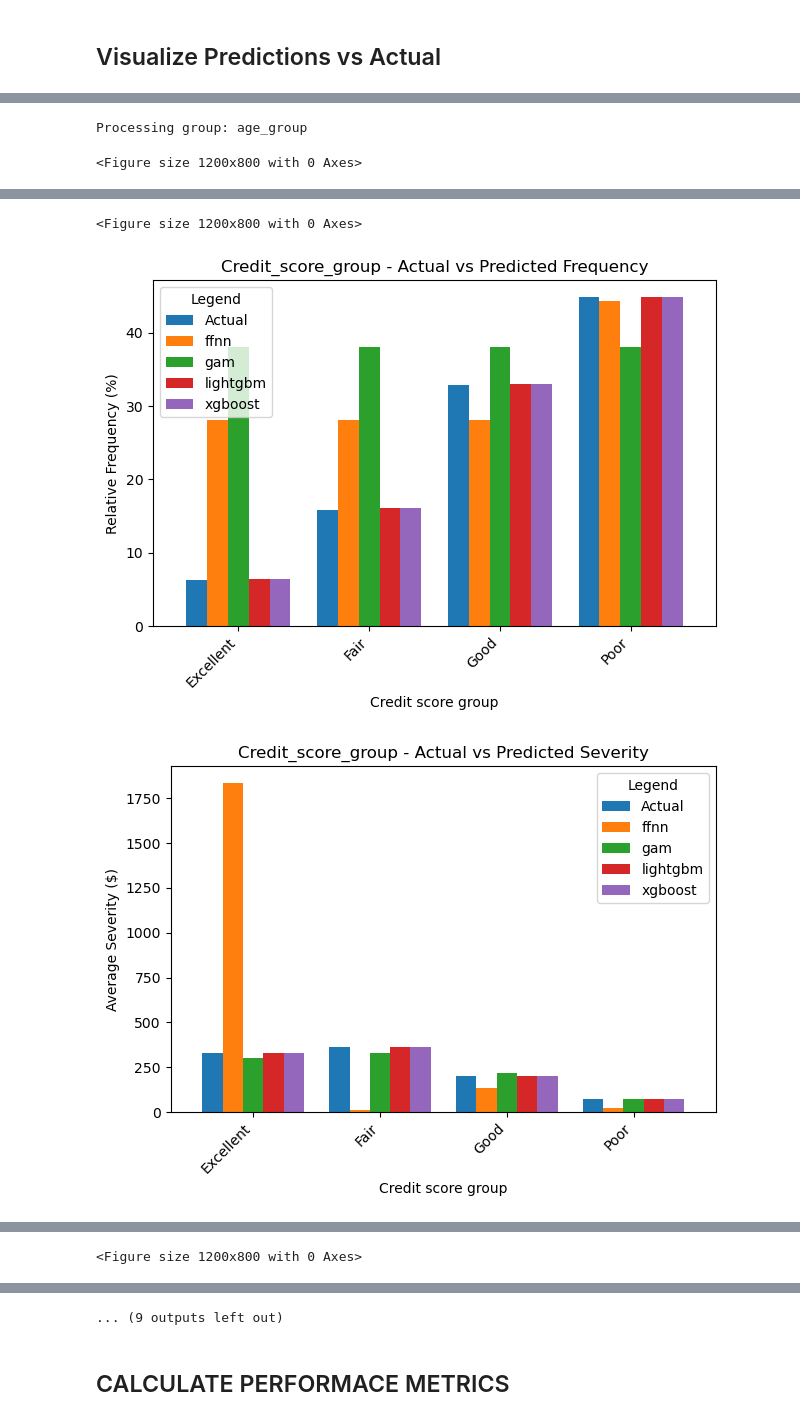
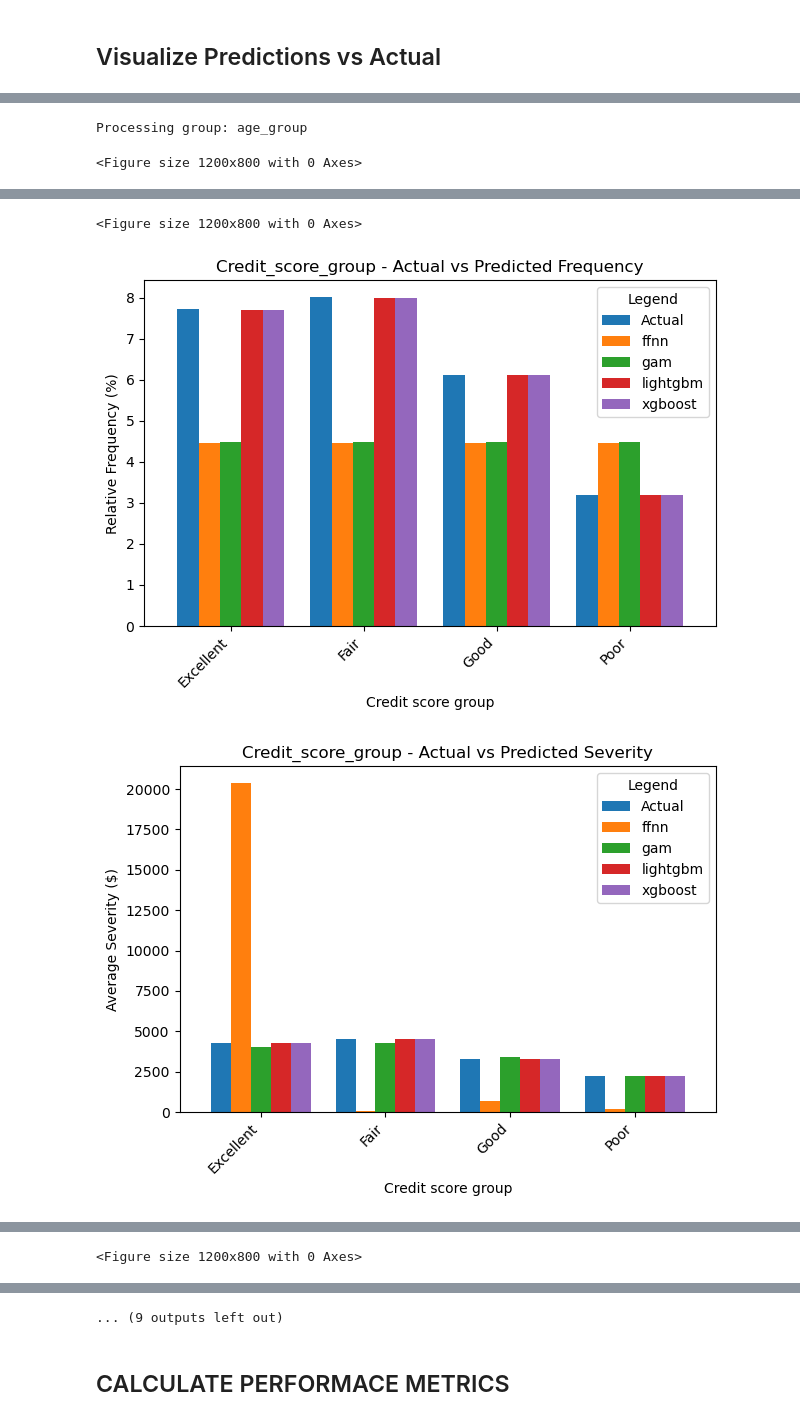
Before and after one commit to joco25/MRP, a Jupyter notebook: _mrp_group_exp1-relative-anti-overfitting.ipynb, the cells around one changed output, grey strips where cells are left out. Cells and saved outputs as stored; diff of their text form; code cells hidden in the pictures.

Commit message:
updated code to fix calculation for frequency and severity

```diff
--- a/_mrp_group_exp1-relative-anti-overfitting.ipynb
+++ b/_mrp_group_exp1-relative-anti-overfitting.ipynb
@@ -591,6 +649,7 @@ import matplotlib.pyplot as plt
 
 # Load the combined results
 combined_results = pd.read_csv('combined_model_comparison_results.csv')
+
 def plot_grouped_bar_chart(group_name, y_label_freq, y_label_sev, title_suffix, filename_suffix):
     plt.figure(figsize=(12, 8))
 
@@ -600,37 +659,41 @@ def plot_grouped_bar_chart(group_name, y_label_freq, y_label_sev, title_suffix,
     # Get unique levels and models
     levels = plot_data['level'].unique()
     models = plot_data['model'].unique()
-    plot_rows = []
+    plot_rows_freq = []
+    plot_rows_sev = []
+
     for level in levels:
         actual_freq = plot_data.loc[plot_data['level'] == level, 'actual_frequency'].values[0]
         actual_sev = plot_data.loc[plot_data['level'] == level, 'actual_severity'].values[0]
-        plot_rows.append({'Level': level, 'Type': 'Actual', 'Value': actual_freq})
-        plot_rows.append({'Level': level, 'Type': 'Actual', 'Value': actual_sev})
+        plot_rows_freq.append({'Level': level, 'Type': 'Actual', 'Value': actual_freq})
+        plot_rows_sev.append({'Level': level, 'Type': 'Actual', 'Value': actual_sev})
 
         for model in models:
             predicted_freq = plot_data.loc[(plot_data['level'] == level) & (plot_data['model'] == model), 'predicted_frequency'].values[0]
             predicted_sev = plot_data.loc[(plot_data['level'] == level) & (plot_data['model'] == model), 'predicted_severity'].values[0]
-            plot_rows.append({'Level': level, 'Type': model, 'Value': predicted_freq})
-            plot_rows.append({'Level': level, 'Type': model, 'Value': predicted_sev})
+            plot_rows_freq.append({'Level': level, 'Type': model, 'Value': predicted_freq})
+            plot_rows_sev.append({'Level': level, 'Type': model, 'Value': predicted_sev})
 
-    # Create a DataFrame for plotting
-    plot_df = pd.DataFrame(plot_rows)
-    freq_df = plot_df.iloc[::2]
-    sev_df = plot_df.iloc[1::2]
+    # Create DataFrames for plotting
+    freq_df = pd.DataFrame(plot_rows_freq)
+    sev_df = pd.DataFrame(plot_rows_sev)
+
+    # Pivot the DataFrames for plotting
     pivot_freq = freq_df.pivot(index='Level', columns='Type', values='Value')
-    pivot_freq.plot(kind='bar', width=0.8)
+    pivot_sev = sev_df.pivot(index='Level', columns='Type', values='Value')
 
     # Plot the grouped bar chart for Frequency
+    pivot_freq.plot(kind='bar', width=0.8)
     plt.title(f'{group_name.capitalize()} - {title_suffix} Frequency')
     plt.ylabel(y_label_freq)
     plt.xlabel(group_name.replace('_', ' ').capitalize())
     plt.xticks(rotation=45, ha='right')
     plt.legend(title='Legend')
     plt.tight_layout()
+    plt.savefig(f'{group_name}_frequency_{filename_suffix}.png')
     plt.show()
 
     # Plot the grouped bar chart for Severity
-    pivot_sev = sev_df.pivot(index='Level', columns='Type', values='Value')
     pivot_sev.plot(kind='bar', width=0.8)
     plt.title(f'{group_name.capitalize()} - {title_suffix} Severity')
     plt.ylabel(y_label_sev)
@@ -638,9 +701,10 @@ def plot_grouped_bar_chart(group_name, y_label_freq, y_label_sev, title_suffix,
     plt.xticks(rotation=45, ha='right')
     plt.legend(title='Legend')
     plt.tight_layout()
+    plt.savefig(f'{group_name}_severity_{filename_suffix}.png')
     plt.show()
 
-
+    # Save summary table to CSV
     summary_table = plot_data[['model', 'level', 'actual_frequency', 'predicted_frequency', 'actual_severity', 'predicted_severity']]
     summary_csv_filename = f'{group_name}_summary_results.csv'
     summary_table.to_csv(summary_csv_filename, index=False)
@@ -662,7 +726,6 @@ for group in groups:
     print(f"Summary table for {group.capitalize()}:\n")
     print(summary_table.to_string(index=False))
     print("\n" + "-" * 80 + "\n")
-print("Visualizations displayed and saved as PNG files, and summary tables saved as CSV files.")
 # %% [output]
 Processing group: age_group
 <Figure size 1200x800 with 0 Axes>
@@ -683,11 +746,11 @@ Summary table for Age_group:
 ... (8 lines left out)
 
 --------------------------------------------------------------------------------
 
 Processing group: credit_score_group
 <Figure size 1200x800 with 0 Axes>
-[figure, old version]
+[figure, new version]
-[figure, old version]
+[figure, new version]
 Summary table saved to credit_score_group_summary_results.csv
 Summary table for Credit_score_group:
 
```
Also changed, not shown: parts of 18 cells of this notebook.
